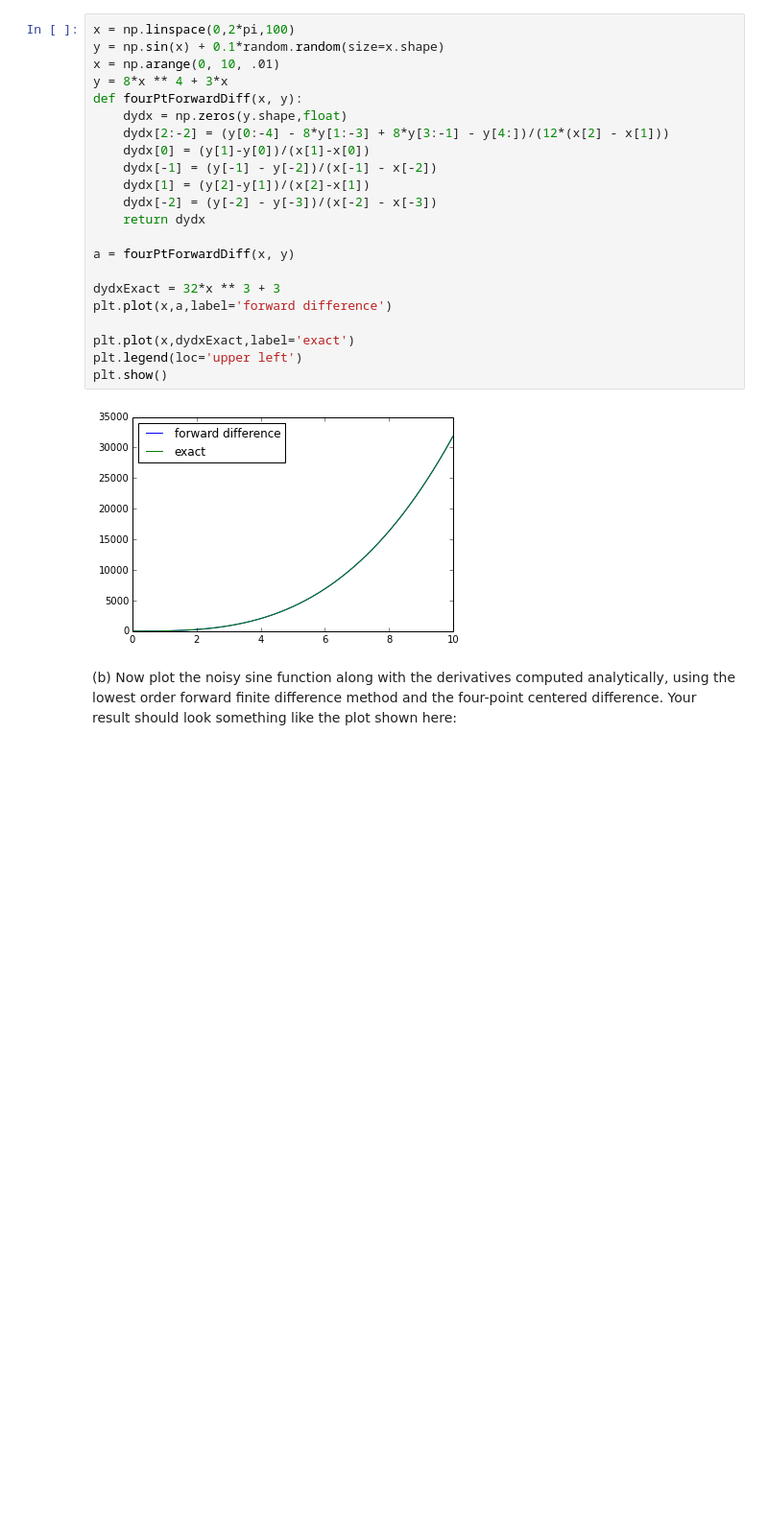
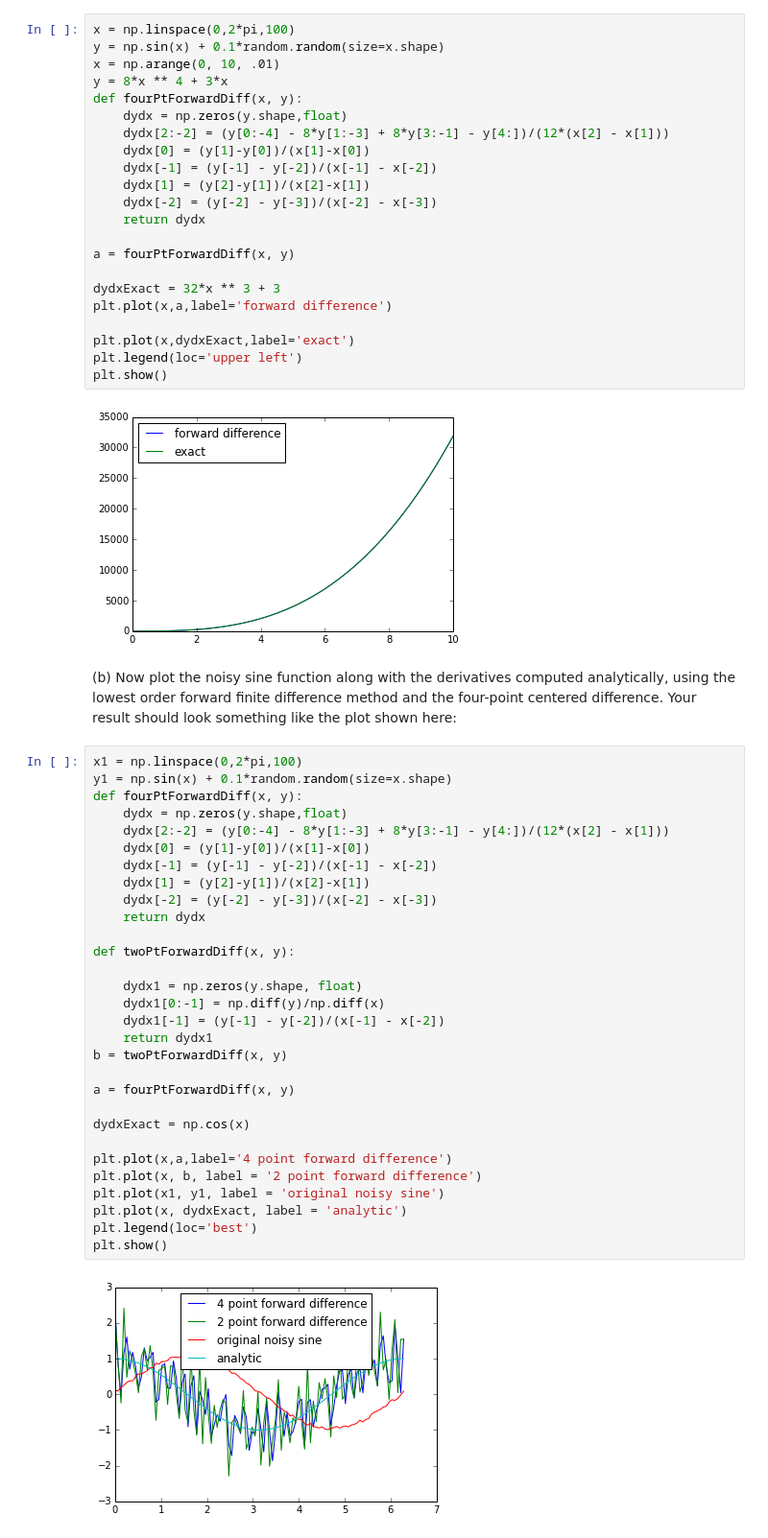
Before and after one commit to mkourjan/PHYS202-S14, a Jupyter notebook: Differentiation/DifferentiationExercises.ipynb, the cells around one changed output. Shown at 96% size. Saved outputs shown, nothing was run; the diff lists cells and outputs as text; blank space fills up the shorter version.

```diff
--- a/Differentiation/DifferentiationExercises.ipynb
+++ b/Differentiation/DifferentiationExercises.ipynb
@@ -179,3 +179,35 @@ plt.show()
 [figure]
 # %% [markdown]
 (b) Now plot the noisy sine function along with the derivatives computed analytically, using the lowest order forward finite difference method and the four-point centered difference. Your result should look something like the plot shown here:
+# %%
+x1 = np.linspace(0,2*pi,100)
+y1 = np.sin(x) + 0.1*random.random(size=x.shape)
+def fourPtForwardDiff(x, y):
+    dydx = np.zeros(y.shape,float)
+    dydx[2:-2] = (y[0:-4] - 8*y[1:-3] + 8*y[3:-1] - y[4:])/(12*(x[2] - x[1]))
+    dydx[0] = (y[1]-y[0])/(x[1]-x[0])
+    dydx[-1] = (y[-1] - y[-2])/(x[-1] - x[-2])
+    dydx[1] = (y[2]-y[1])/(x[2]-x[1])
+    dydx[-2] = (y[-2] - y[-3])/(x[-2] - x[-3])
+    return dydx
+
+def twoPtForwardDiff(x, y):
+
+    dydx1 = np.zeros(y.shape, float)
+    dydx1[0:-1] = np.diff(y)/np.diff(x)
+    dydx1[-1] = (y[-1] - y[-2])/(x[-1] - x[-2])
+    return dydx1
+b = twoPtForwardDiff(x, y)
+
+a = fourPtForwardDiff(x, y)
+
+dydxExact = np.cos(x)
+
+plt.plot(x,a,label='4 point forward difference')
+plt.plot(x, b, label = '2 point forward difference')
+plt.plot(x1, y1, label = 'original noisy sine')
+plt.plot(x, dydxExact, label = 'analytic')
+plt.legend(loc='best')
+plt.show()
+# %% [output]
+[figure, added]
```
